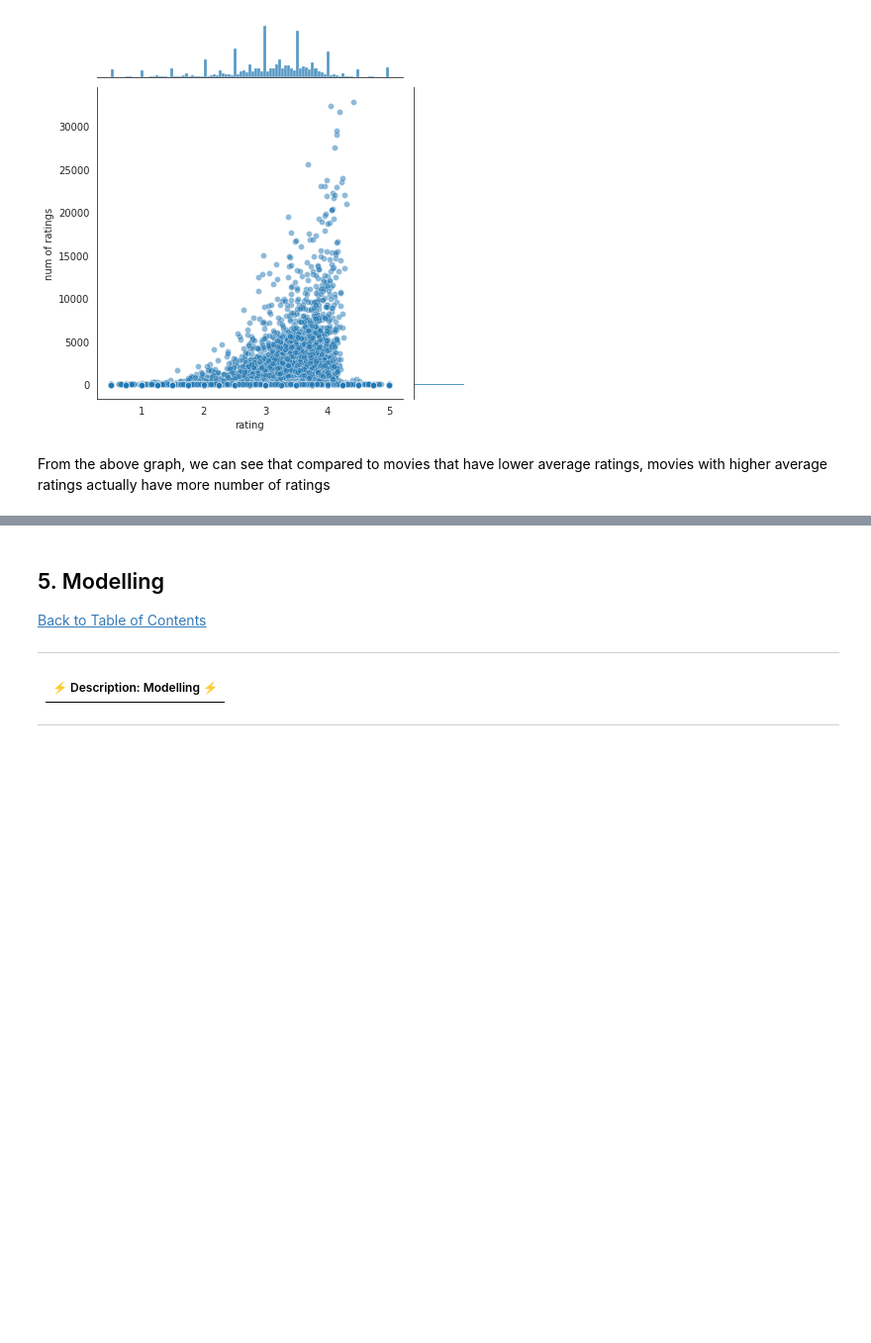
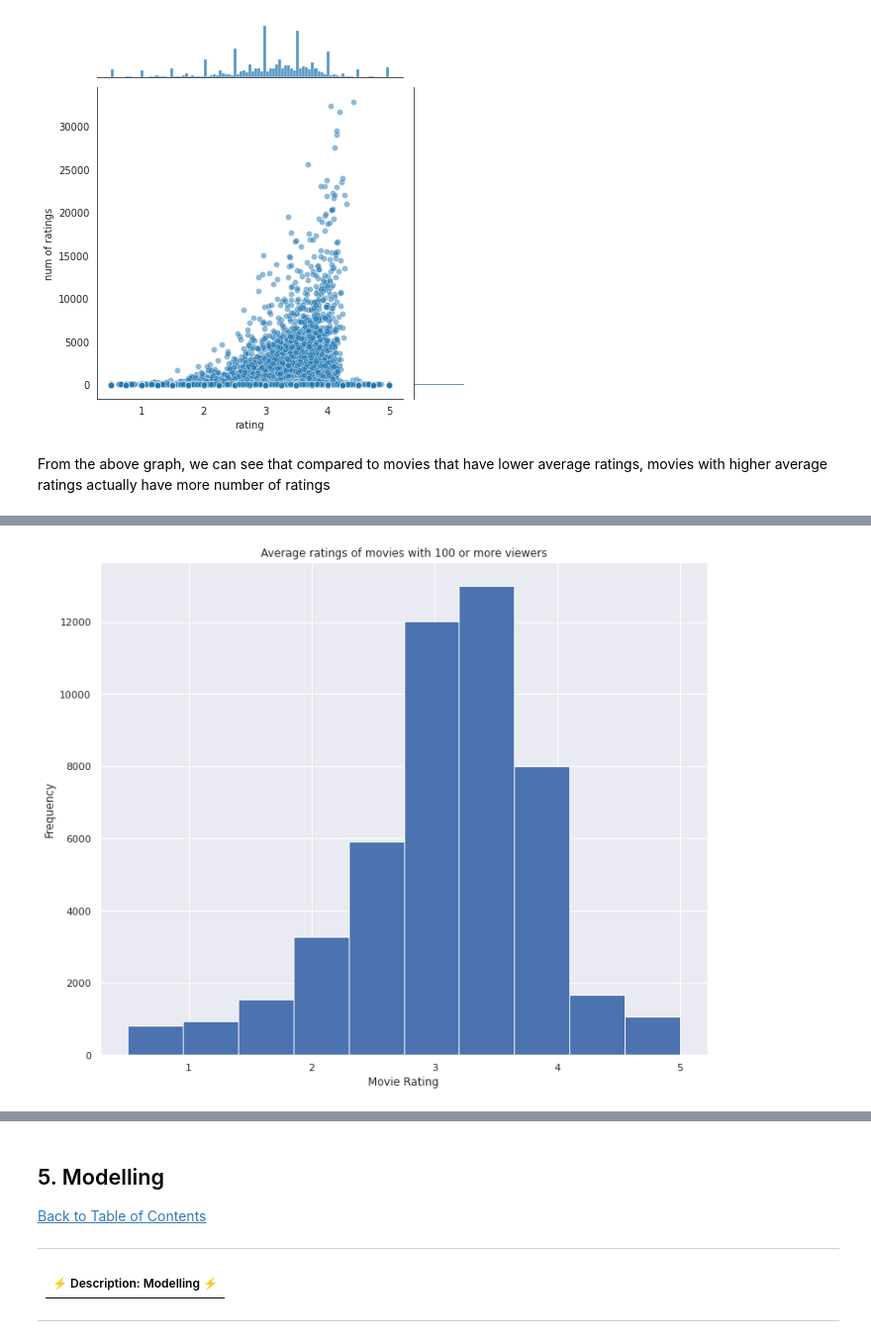
Before and after one commit to JeanetteTsehla/Unsupervised-learning-2207FTDS-Team-JM2, a Jupyter notebook: Copy_of_Unsupervised_learning_2207FTDS_Team_JM2_.ipynb, the cells around one changed output, grey strips where cells are left out. Shown at 99% size. Saved outputs shown, nothing was run; the diff lists cells and outputs as text; code cells hidden in the pictures; blank space fills up the shorter version.

```diff
--- a/Copy_of_Unsupervised_learning_2207FTDS_Team_JM2_.ipynb
+++ b/Copy_of_Unsupervised_learning_2207FTDS_Team_JM2_.ipynb
@@ -489,0 +653,13 @@ From the above graph, we can see that compared to movies that have lower average
+# %%
+# Average rating of movies in the dataset
+avg_rating = train.groupby('movieId')['rating'].mean()
+
+# Plotting the results
+plt.figure(figsize=(12,10))
+avg_rating.plot(kind='hist')
+plt.ylabel('Frequency')
+plt.xlabel('Movie Rating')
+plt.title('Average ratings of movies with 100 or more viewers')
+plt.show()
+# %% [output]
+[figure, added]
```
Also changed, not shown: parts of 84 cells of this notebook.
